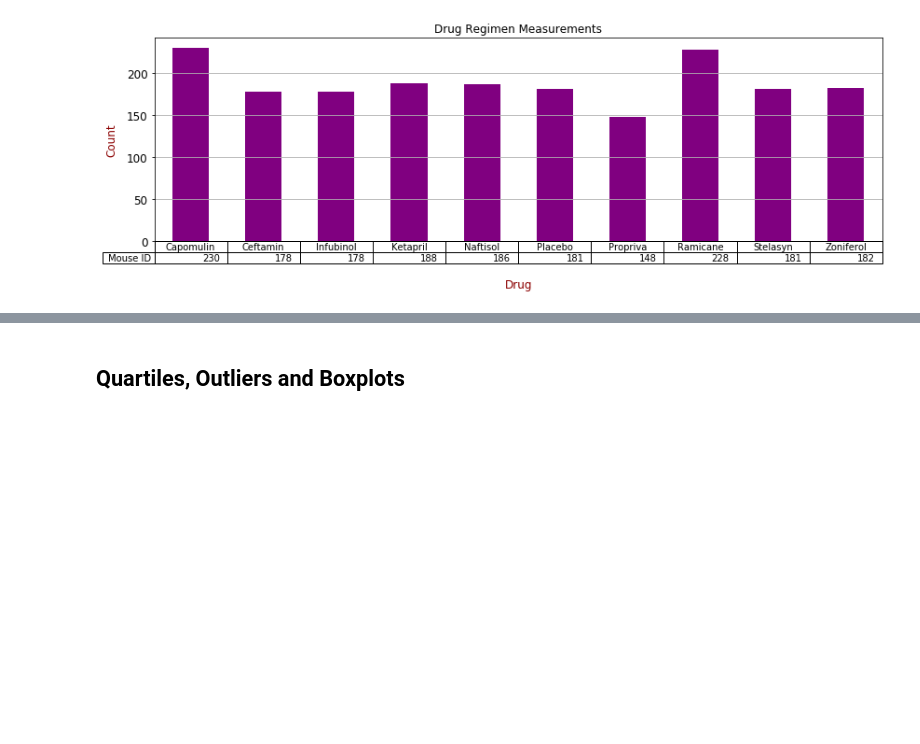
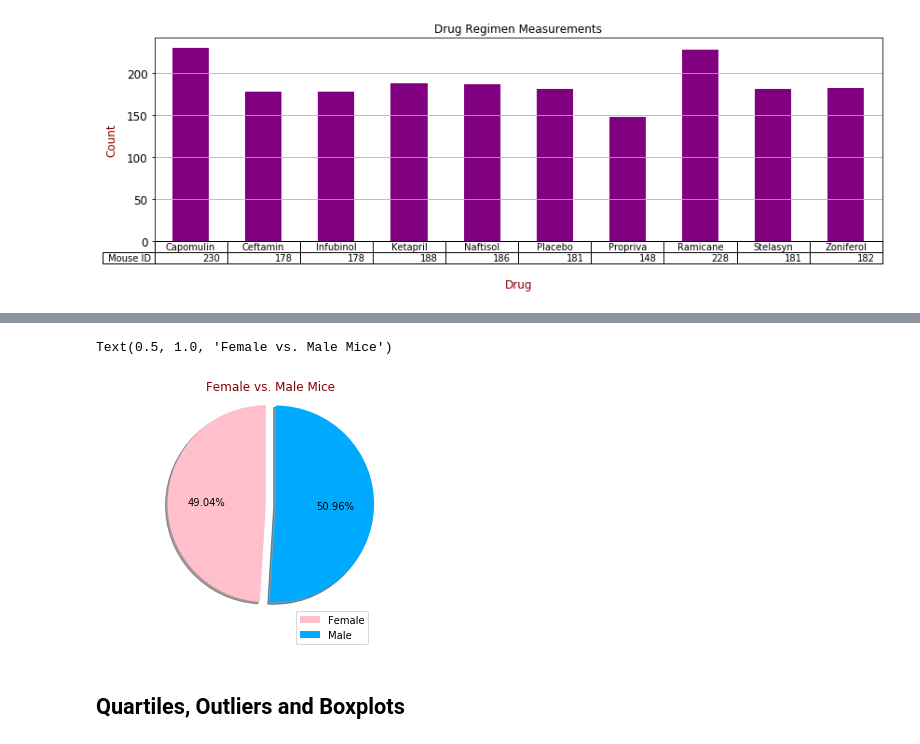
Before and after one commit to manny-p/matplotlib-challenge, a Jupyter notebook: Pymaceuticals/pymaceuticals_starter.ipynb, the cells around one changed output, grey strips where cells are left out. Saved outputs shown, nothing was run; the diff lists cells and outputs as text; code cells hidden in the pictures; blank space fills up the shorter version.

```diff
--- a/Pymaceuticals/pymaceuticals_starter.ipynb
+++ b/Pymaceuticals/pymaceuticals_starter.ipynb
@@ -283,3 +278,30 @@ plt.legend(bbox_to_anchor=(.75,0), loc="lower right", bbox_transform=plt.gcf().t
+# %%
+# Generate a pie plot showing the distribution of female versus male mice using pyplot
+
+
+labels = 'Female', 'Male'
+sizes = [49.04, 50.96]
+explode = (0, 0.1)
+
+fig, ax = plt.subplots()
+ax.pie(
+        sizes,
+        explode=explode,
+        labels=labels,
+        autopct='%1.2f%%',
+        shadow=True,
+        startangle=90,
+        colors = ['pink', '#00abff'],
+        labeldistance=None
+      )
+
+ax.axis('equal')
+# ax.legend(loc='best')
+ax.legend(bbox_to_anchor=(.75,0), loc="lower right", bbox_transform=plt.gcf().transFigure)
+plt.title('Female vs. Male Mice', pad=5, color='darkred')
+# %% [output]
+Text(0.5, 1.0, 'Female vs. Male Mice')
+[figure, added]
 # %% [markdown]
 ## Quartiles, Outliers and Boxplots
 # %%
```
Also changed, not shown: parts of 3 cells of this notebook.
